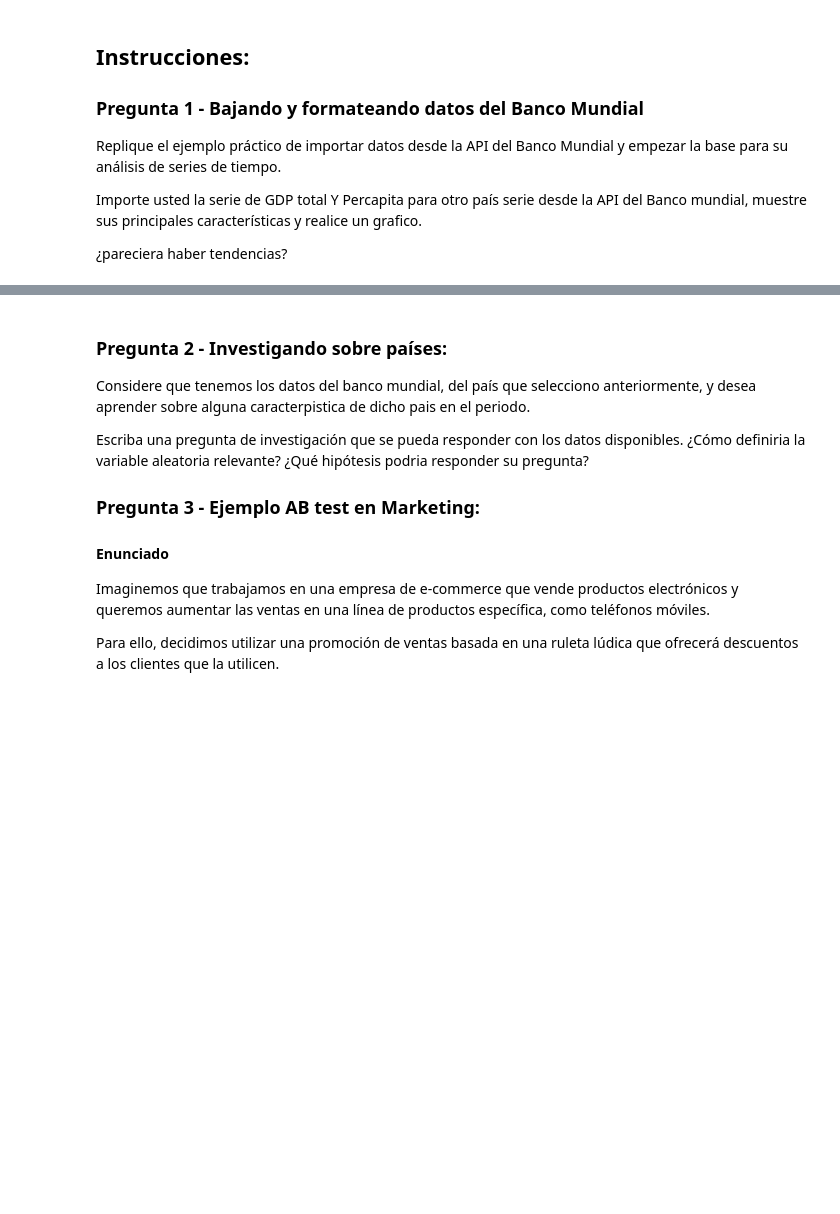
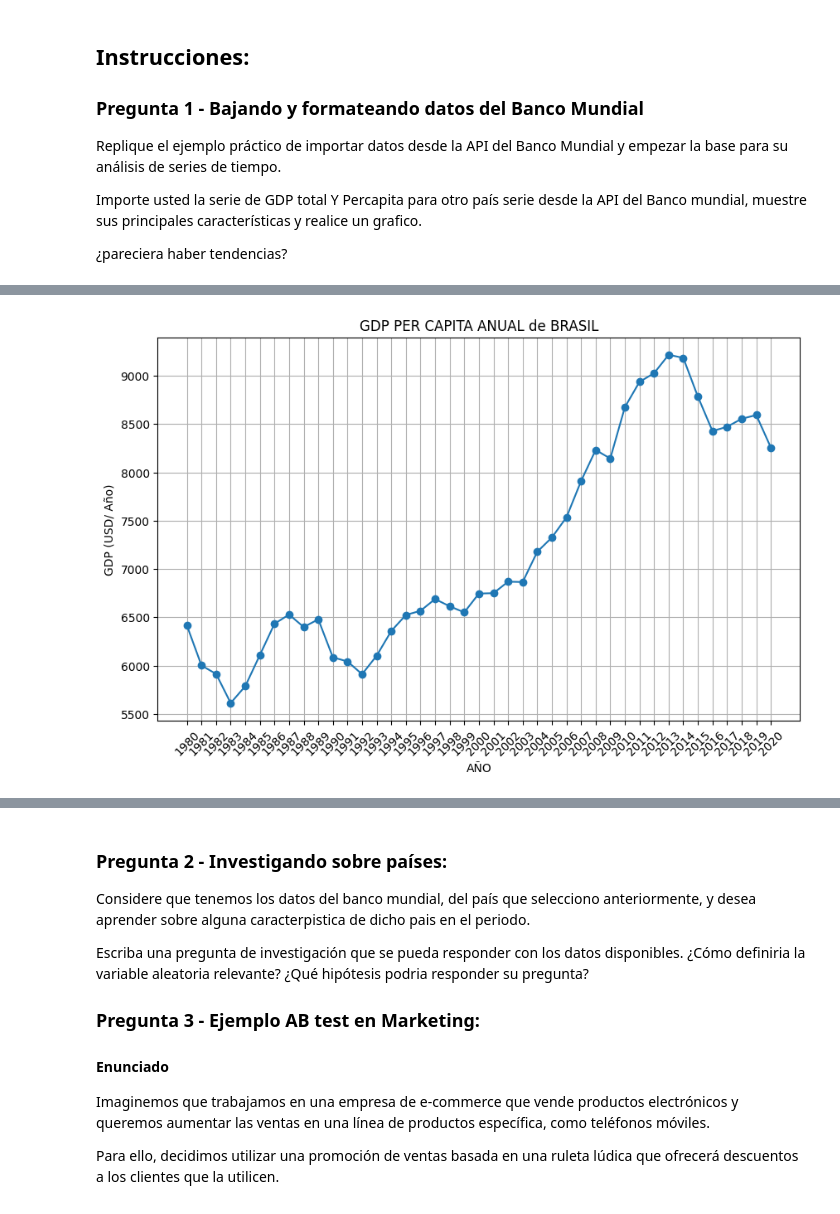
Before and after one commit to cindygarcia/TrabajoAnalisisDatos, a Jupyter notebook: taller1_enunciado.ipynb, the cells around one changed output, grey strips where cells are left out. Drawn from its saved outputs; the diff is of its cells as text; code cells hidden in the pictures; blank space fills up the shorter version.

```diff
--- a/taller1_enunciado.ipynb
+++ b/taller1_enunciado.ipynb
@@ -20,0 +35,19 @@ import pandas as pd
+# %%
+#Creemos un dataframe con los datos de GDP x capita de un país (country)
+#NY.GDP.PCAP.KD es GDP per capita (constant 2010 US$)
+p = 'BR'
+pp = 'BRASIL'
+df_GDPpc_p = wb.download(
+                    #Use the indicator attribute to identify which indicator or indicators to download
+                    indicator='NY.GDP.PCAP.KD',
+                    #Use the country attribute to identify the countries you want data for
+                    country=[p],
+                    #Identify the first year for which you want the data, as an integer or a string
+                    start='1980',
+                    #Identify the last year for which you want the data, as an integer or a string
+                    end=2020
+                )
+
+#df_GDPpc_p.describe()
+#df_GDPpc_p.info()
+df_GDPpc_p.head(10)
@@ -20,0 +119,18 @@ import pandas as pd
+# %%
+#TOMA LOS DATOS DE GDP PER CAPITA, LOS ORDENA OPOR AÑO Y LOS GRAFICA
+#el dataset es: df_GDPpc_p NY.GDP.PCAP.KD
+
+# CREAMOS UNA COPIA, LA ORDENAMOS Y LA GRAFICAMOS
+df_GDPpc = df_GDPpc_p.copy()
+df_GDPpc_sorted = df_GDPpc.sort_index(level=1, ascending=True)
+years = [year for (_, year) in df_GDPpc_sorted.index]
+plt.figure(figsize=(10, 6))
+plt.plot(years, df_GDPpc_sorted['NY.GDP.PCAP.KD'], marker='o', linestyle='-')
+plt.title(f"GDP PER CAPITA ANUAL de {pp}")
+plt.xlabel('AÑO')
+plt.ylabel('GDP (USD/ Año)')
+plt.xticks(rotation=45)  # Rotate x-axis labels for better visibility
+plt.grid(True)  # Add gridlines for better readability
+plt.show()
+# %% [output]
+[figure, added]
```
Also changed, not shown: parts of 8 cells of this notebook.
